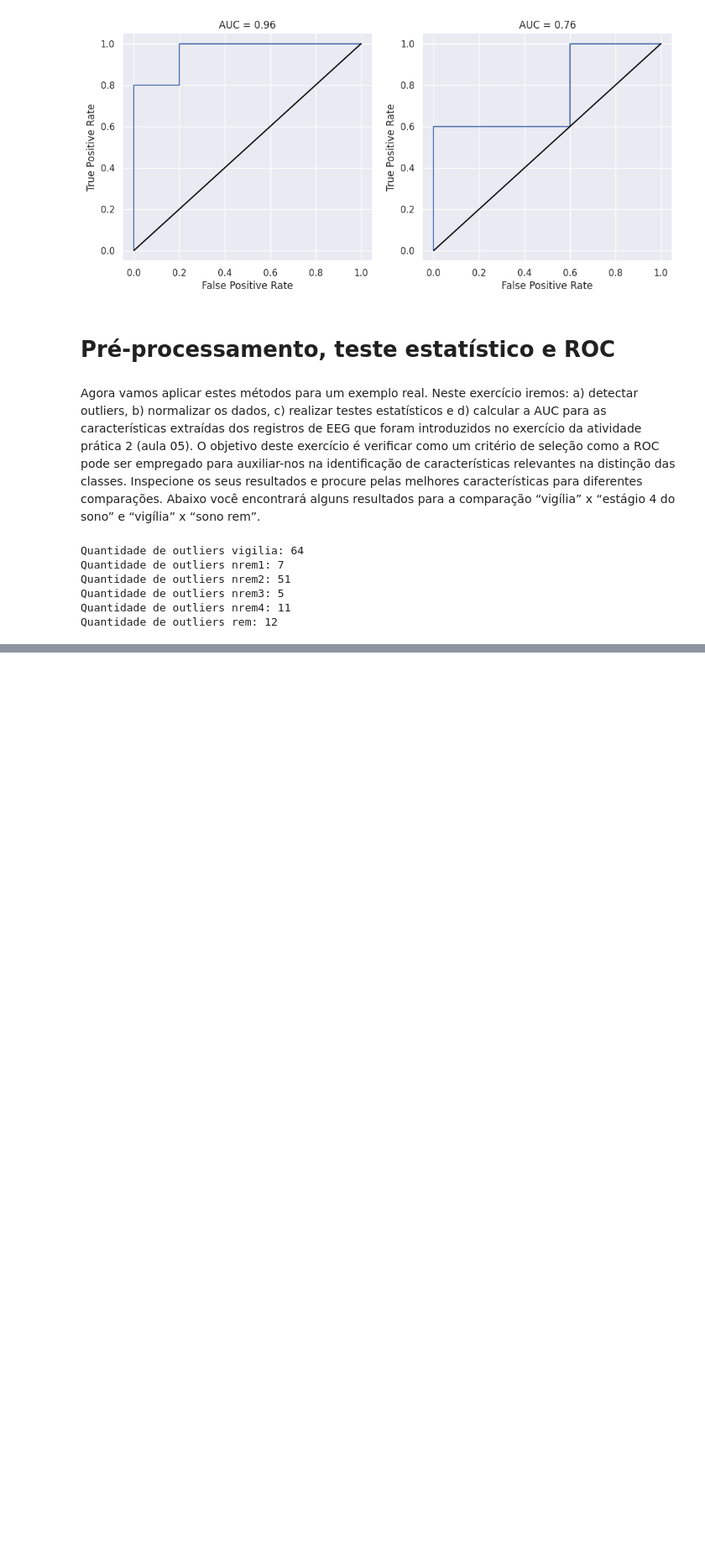
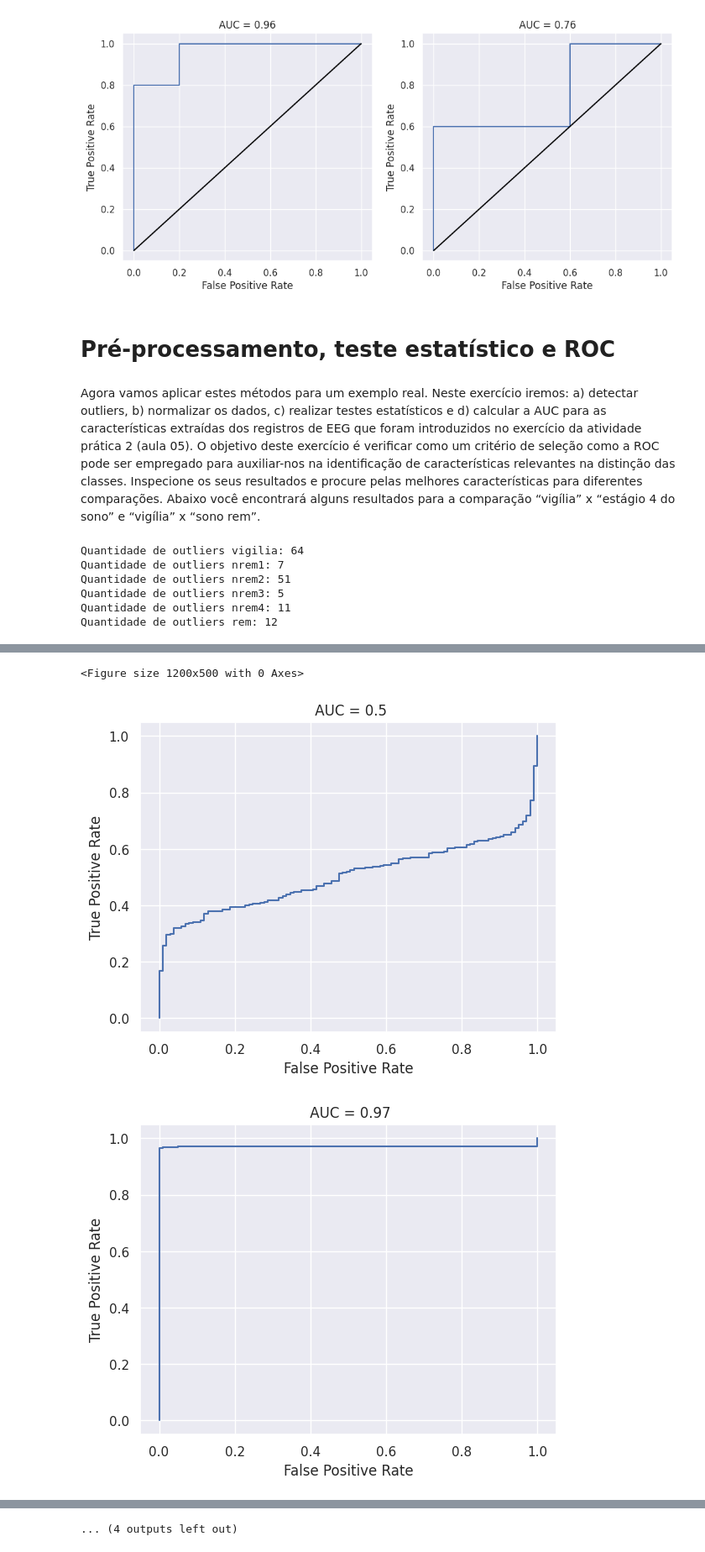
Before and after one commit to gsfreitas/engenharia-medica, a Jupyter notebook: atividade_pratica_3.ipynb, the cells around one changed output, grey strips where cells are left out. Shown: that part at 84% size. Cells and saved outputs as stored; diff of their text form; code cells hidden in the pictures; blank space fills up the shorter version.

```diff
--- a/atividade_pratica_3.ipynb
+++ b/atividade_pratica_3.ipynb
@@ -472,0 +523,11 @@ def t3_preselec(dados1,dados2,alfa,verbose=True):
+# %%
+# processo da curva ROC
+plt.figure(figsize=(12,5))
+roc = []
+
+for index in range(0,15):
+  roc.append(t3_fazroc(norm_vigilia.T[:, index], norm_rem.T[:, index], nomecarac='', plotar=True))
+# %% [output]
+<Figure size 1200x500 with 0 Axes>
+[figure, added]
+[figure, added]
@@ -472,0 +543 @@ def t3_preselec(dados1,dados2,alfa,verbose=True):
+... (4 outputs left out)
```
Also changed, not shown: parts of 13 cells of this notebook.
